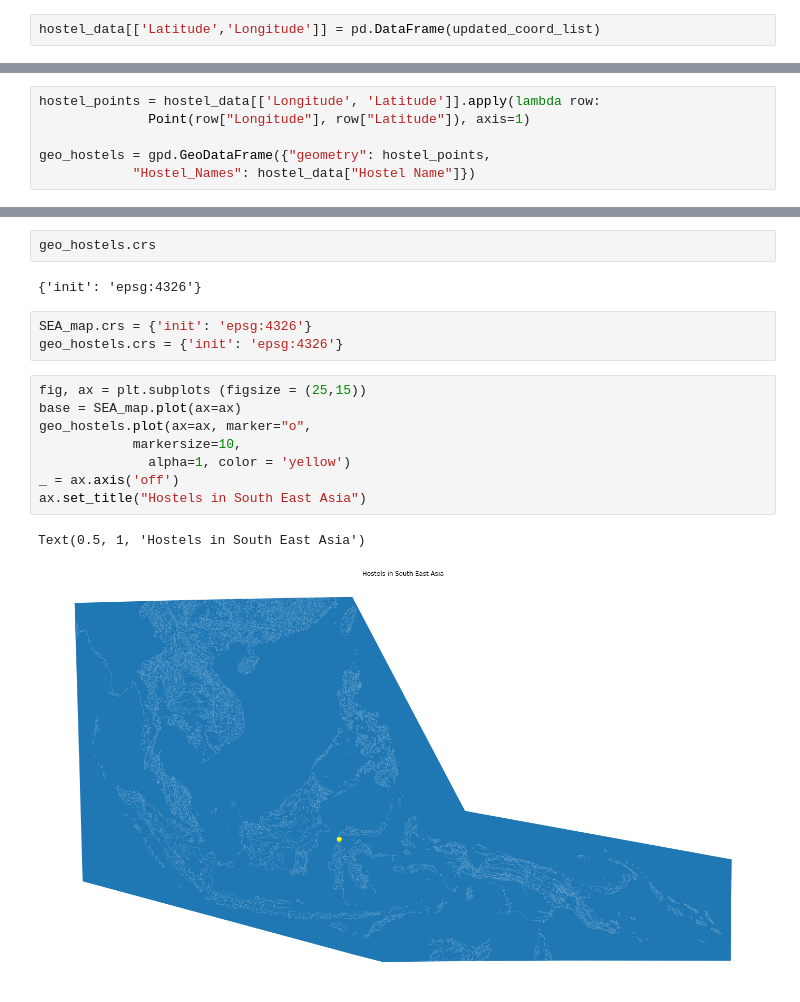
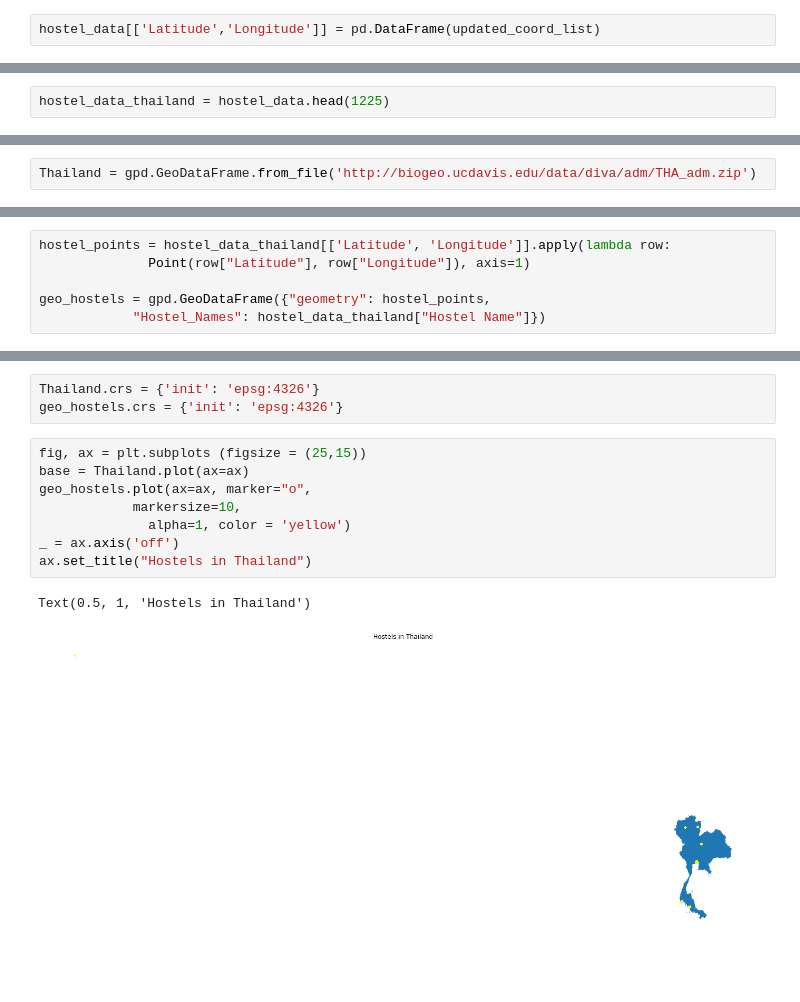
Before and after one commit to JefNtungila/Hostels-in-SEA, a Jupyter notebook: Mapping_Hostels.ipynb, the cells around one changed output, grey strips where cells are left out. Saved outputs shown, nothing was run; the diff lists cells and outputs as text; blank space fills up the shorter version.

```diff
--- a/Mapping_Hostels.ipynb
+++ b/Mapping_Hostels.ipynb
@@ -151,0 +133,2 @@ SEA_map = gpd.GeoDataFrame.from_file('https://certmapper.cr.usgs.gov/data/we/ofr
+# %%
+hostel_data_thailand = hostel_data.head(1225)
@@ -152,2 +140,4 @@ SEA_map = gpd.GeoDataFrame.from_file('https://certmapper.cr.usgs.gov/data/we/ofr
+# %%
+Thailand = gpd.GeoDataFrame.from_file('http://biogeo.ucdavis.edu/data/diva/adm/THA_adm.zip')
 # %%
 fig, ax = plt.subplots (figsize = (25,15))
@@ -158,6 +148,6 @@ SEA_map.plot(ax=ax)
 # %%
-hostel_points = hostel_data[['Longitude', 'Latitude']].apply(lambda row:
-              Point(row["Longitude"], row["Latitude"]), axis=1)
+hostel_points = hostel_data_thailand[['Latitude', 'Longitude']].apply(lambda row:
+              Point(row["Latitude"], row["Longitude"]), axis=1)
 
 geo_hostels = gpd.GeoDataFrame({"geometry": hostel_points,
-			"Hostel_Names": hostel_data["Hostel Name"]})
+			"Hostel_Names": hostel_data_thailand["Hostel Name"]})
@@ -188,18 +154,14 @@ SEA_map.crs
-# %%
-geo_hostels.crs
-# %% [output]
-{'init': 'epsg:4326'}
 # %%
-SEA_map.crs = {'init': 'epsg:4326'}
+Thailand.crs = {'init': 'epsg:4326'}
 geo_hostels.crs = {'init': 'epsg:4326'}
 # %%
 fig, ax = plt.subplots (figsize = (25,15))
-base = SEA_map.plot(ax=ax)
+base = Thailand.plot(ax=ax)
 geo_hostels.plot(ax=ax, marker="o",
             markersize=10,
               alpha=1, color = 'yellow')
 _ = ax.axis('off')
-ax.set_title("Hostels in South East Asia")
+ax.set_title("Hostels in Thailand")
 # %% [output]
-Text(0.5, 1, 'Hostels in South East Asia')
+Text(0.5, 1, 'Hostels in Thailand')
-[figure, old version]
+[figure, new version]
```
Also changed, not shown: parts of 9 cells of this notebook.
